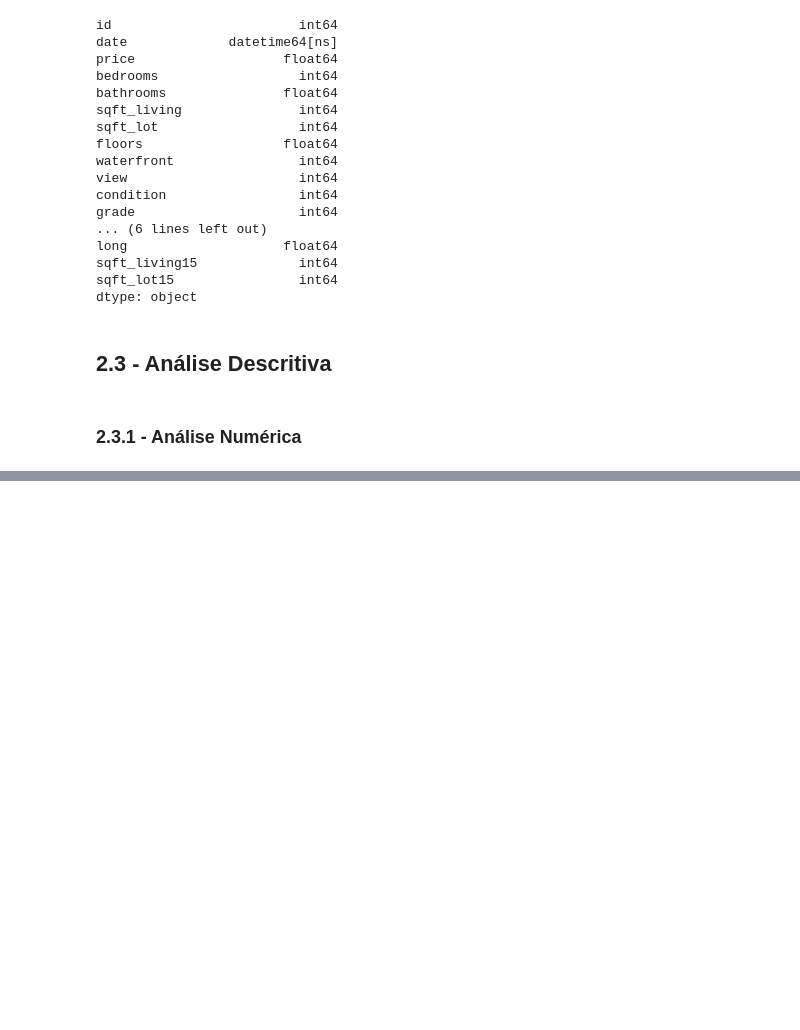
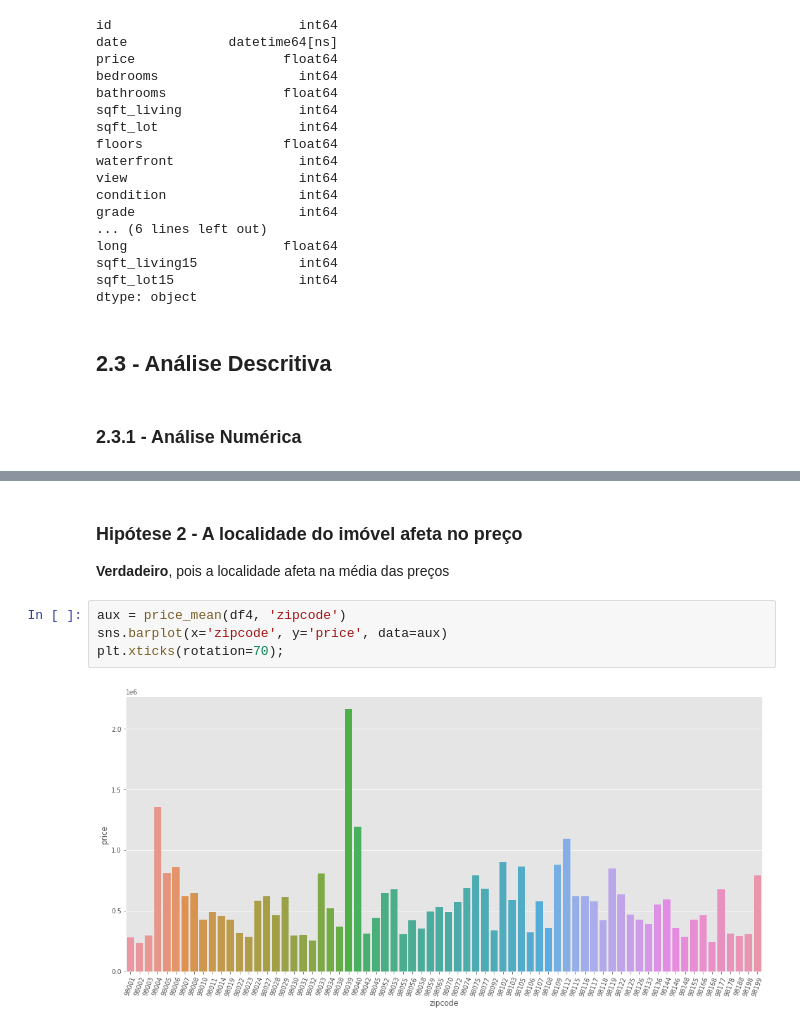
Before and after one commit to jhonatanmarques92/House_Rocket_Insight_Project, a Jupyter notebook: insight_project.ipynb, the cells around one changed output, grey strips where cells are left out. Drawn from its saved outputs; the diff is of its cells as text; blank space fills up the shorter version.

```diff
--- a/insight_project.ipynb
+++ b/insight_project.ipynb
@@ -102,0 +160,9 @@ num.describe().apply(lambda x: x.apply('{0:.3f}'.format)).T
+# %% [markdown]
+### Hipótese 2 - A localidade do imóvel afeta no preço
+**Verdadeiro**, pois a localidade afeta na média das preços
+# %%
+aux = price_mean(df4, 'zipcode')
+sns.barplot(x='zipcode', y='price', data=aux)
+plt.xticks(rotation=70);
+# %% [output]
+[figure, added]
```
Also changed, not shown: parts of 29 cells of this notebook.
